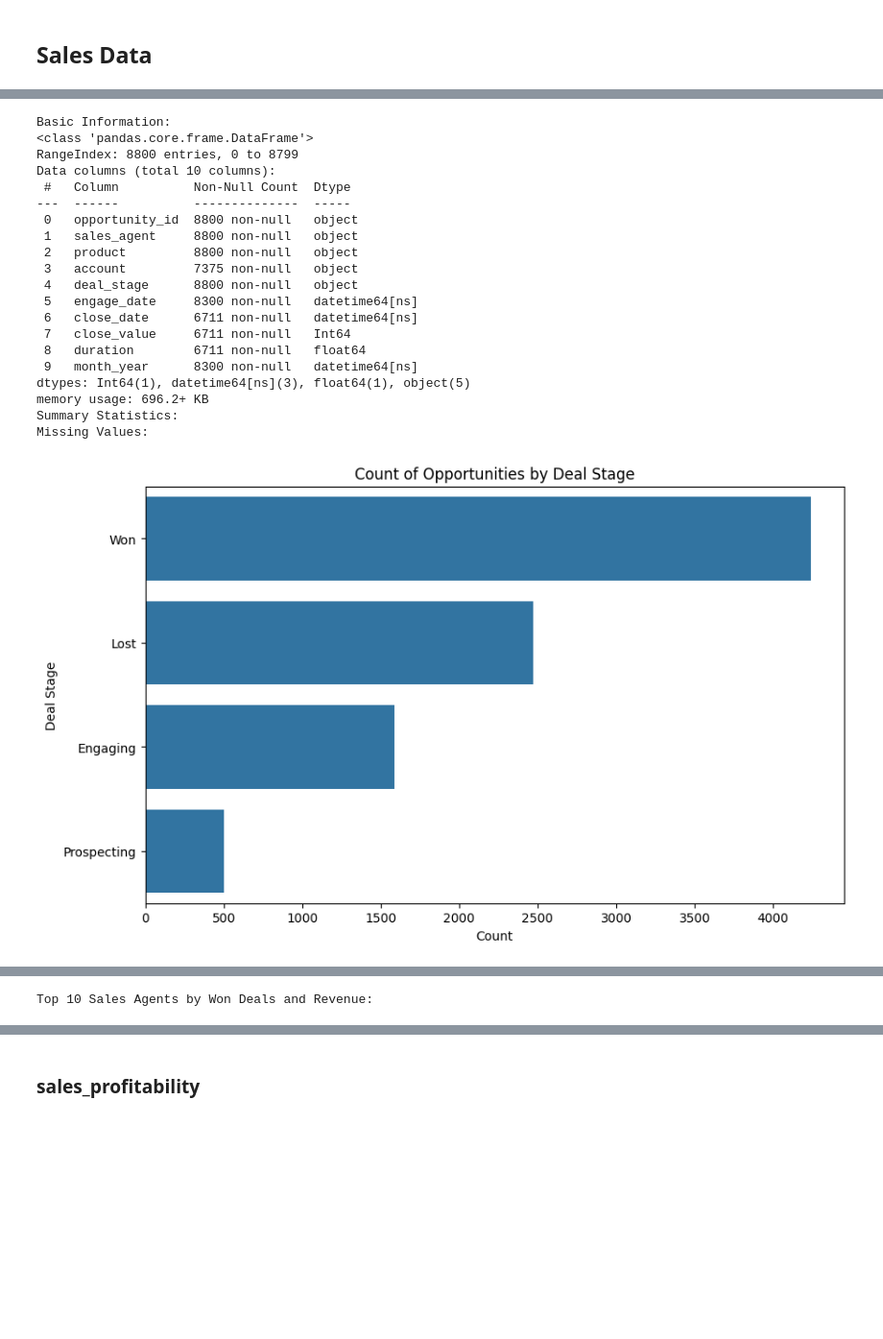
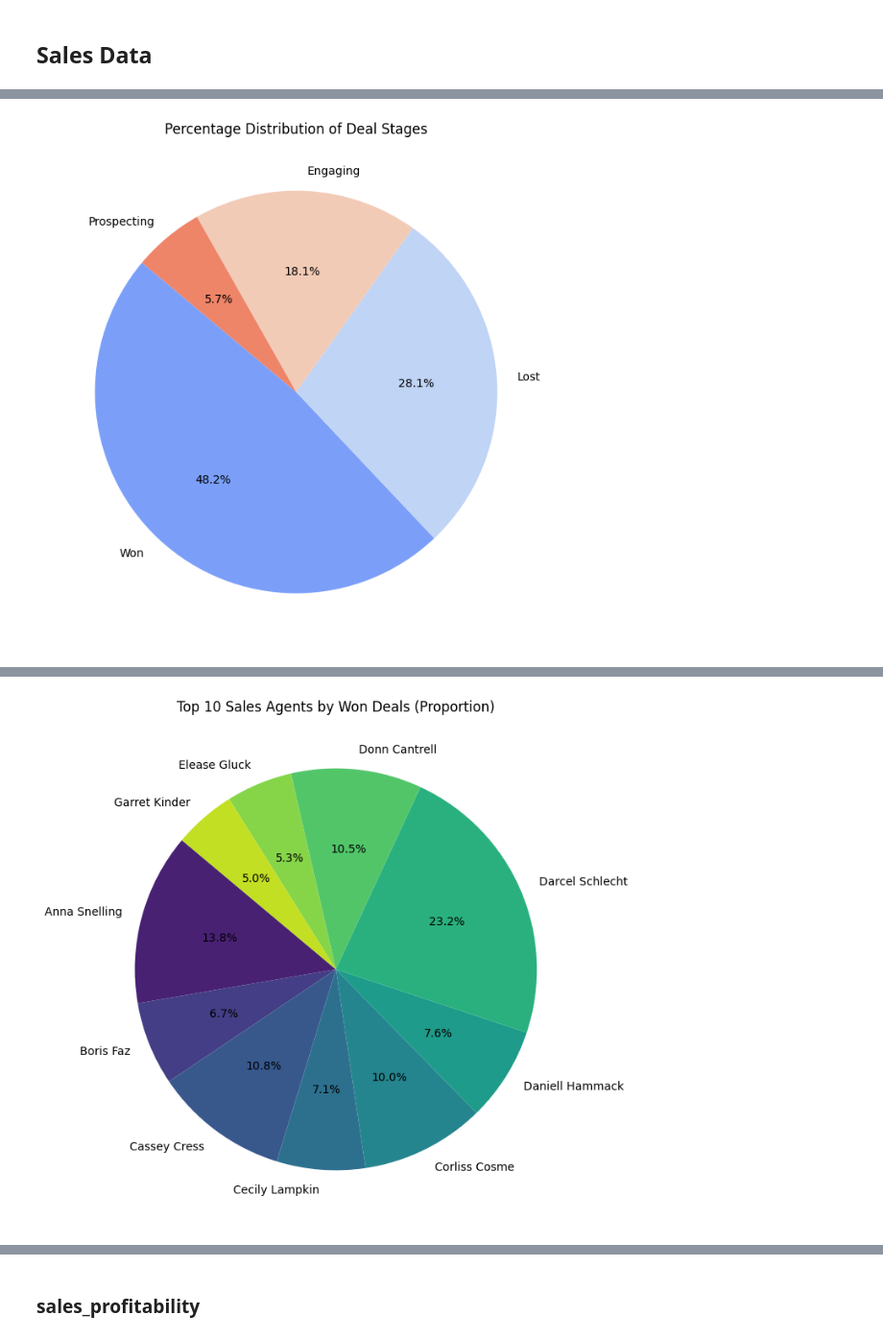
Before and after one commit to camlebrun/crm_hetic, a Jupyter notebook: analyses/eda.ipynb, the cells around one changed output, grey strips where cells are left out. Shown at 96% size. Cells and saved outputs as stored; diff of their text form; code cells hidden in the pictures; blank space fills up the shorter version.

```diff
--- a/analyses/eda.ipynb
+++ b/analyses/eda.ipynb
@@ -198,11 +194,10 @@ month_year         500
 dtype: int64
 # %%
 # Step 1: Distribution of Deal Stages
-plt.figure(figsize=(10, 6))
-sns.countplot(y='deal_stage', data=df_sales_pipeline, order=df_sales_pipeline['deal_stage'].value_counts().index)
-plt.title("Count of Opportunities by Deal Stage")
-plt.xlabel("Count")
-plt.ylabel("Deal Stage")
+plt.figure(figsize=(8, 8))
+deal_stage_counts = df_sales_pipeline['deal_stage'].value_counts()
+plt.pie(deal_stage_counts, labels=deal_stage_counts.index, autopct='%1.1f%%', startangle=140, colors=sns.color_palette("coolwarm", len(deal_stage_counts)))
+plt.title("Percentage Distribution of Deal Stages")
 plt.show()
 
 # Convert engage_date to datetime for time-based analysis
@@ -258,69 +253,55 @@ plt.ylabel("Count")
 plt.show()
 
 # Step 6: Total Revenue by Product
 product_revenue = df_sales_pipeline.groupby('product')['close_value'].sum().reset_index()
 
-plt.figure(figsize=(12, 8))
-sns.barplot(x='product', y='close_value', data=product_revenue, color='royalblue')
-plt.title("Total Revenue by Product")
-plt.xlabel("Product")
-plt.ylabel("Total Revenue (in millions of USD)")
-plt.xticks(rotation=45)
-plt.show()
+# Step 6: Total Revenue by Product as a Pie Chart (if limited number of products)
+if len(product_revenue) <= 10:  # Use pie chart if number of products is manageable
+    plt.figure(figsize=(8, 8))
+    plt.pie(product_revenue['close_value'], labels=product_revenue['product'], autopct='%1.1f%%', startangle=140, colors=sns.color_palette("Blues", len(product_revenue)))
+    plt.title("Percentage of Total Revenue by Product")
+    plt.show()
+else:
+    # Fall back to bar chart if there are too many products for a pie chart
+    plt.figure(figsize=(12, 8))
+    sns.barplot(x='close_value', y='product', data=product_revenue, color='royalblue')
+    plt.title("Total Revenue by Product")
+    plt.xlabel("Total Revenue (in millions of USD)")
+    plt.ylabel("Product")
+    plt.xticks(rotation=45)
+    plt.show()
 
 # Step 7: Monthly Deal Counts by Product and Deal Stage
 df_sales_pipeline['month_year'] = df_sales_pipeline['engage_date'].dt.to_period('M').dt.to_timestamp()
 monthly_deals = df_sales_pipeline.groupby(['month_year', 'product', 'deal_stage']).size().reset_index(name='deal_count')
 unique_products = monthly_deals['product'].unique()
 num_products = len(unique_products)
 
 fig, axes = plt.subplots(num_products, 1, figsize=(14, num_products * 4), sharex=True)
 
 for i, product in enumerate(unique_products):
     product_data = monthly_deals[monthly_deals['product'] == product]
     sns.lineplot(data=product_data, x='month_year', y='deal_count', hue='deal_stage', ax=axes[i], marker="o")
     axes[i].set_title(f"Monthly Deal Counts for {product}")
     axes[i].set_xlabel("Month-Year")
     axes[i].set_ylabel("Deal Count")
     axes[i].grid(axis='y', linestyle='--', alpha=0.7)
     axes[i].legend(title="Deal Stage", loc='upper left')
 
 plt.suptitle("Monthly Deal Counts by Product and Deal Stage", y=1.02)
 plt.xticks(rotation=45)
 plt.tight_layout()
 plt.show()
 
 # Step 8: Top Sales Agents by Won Deals and Revenue
-agent_won_stats = won_deals.groupby('sales_agent').agg(
-    total_won_deals=('deal_stage', 'count'),
-    total_revenue=('close_value', 'sum')
-).sort_values(by='total_won_deals', ascending=False).reset_index()
-
-# Display the top 10 agents by won deals
-print("Top 10 Sales Agents by Won Deals and Revenue:")
-agent_won_stats.head(10)
+agent_won_stats = df_sales_pipeline[df_sales_pipeline['deal_stage'] == 'Won'].groupby('sales_agent').agg(total_won_deals=('deal_stage', 'count'), total_revenue=('close_value', 'sum')).reset_index()
+top_agents = agent_won_stats.head(10)  # Top 10 agents by won deals
+plt.figure(figsize=(8, 8))
+plt.pie(top_agents['total_won_deals'], labels=top_agents['sales_agent'], autopct='%1.1f%%', startangle=140, colors=sns.color_palette("viridis", 10))
+plt.title("Top 10 Sales Agents by Won Deals (Proportion)")
+plt.show()
 # %% [output]
-Basic Information:
-<class 'pandas.core.frame.DataFrame'>
-RangeIndex: 8800 entries, 0 to 8799
-Data columns (total 10 columns):
- #   Column          Non-Null Count  Dtype
----  ------          --------------  -----
- 0   opportunity_id  8800 non-null   object
- 1   sales_agent     8800 non-null   object
- 2   product         8800 non-null   object
- 3   account         7375 non-null   object
- 4   deal_stage      8800 non-null   object
- 5   engage_date     8300 non-null   datetime64[ns]
- 6   close_date      6711 non-null   datetime64[ns]
- 7   close_value     6711 non-null   Int64
- 8   duration        6711 non-null   float64
- 9   month_year      8300 non-null   datetime64[ns]
-dtypes: Int64(1), datetime64[ns](3), float64(1), object(5)
-memory usage: 696.2+ KB
-Summary Statistics:
-Missing Values:
-[figure, old version]
+[figure, new version]
 [figure]
 [figure]
 [figure]
@@ -329,2 +310 @@ Missing Values:
 [figure]
-Top 10 Sales Agents by Won Deals and Revenue:
@@ -341,0 +311 @@ Top 10 Sales Agents by Won Deals and Revenue:
+[figure, added]
```
Also changed, not shown: parts of 43 cells of this notebook.
